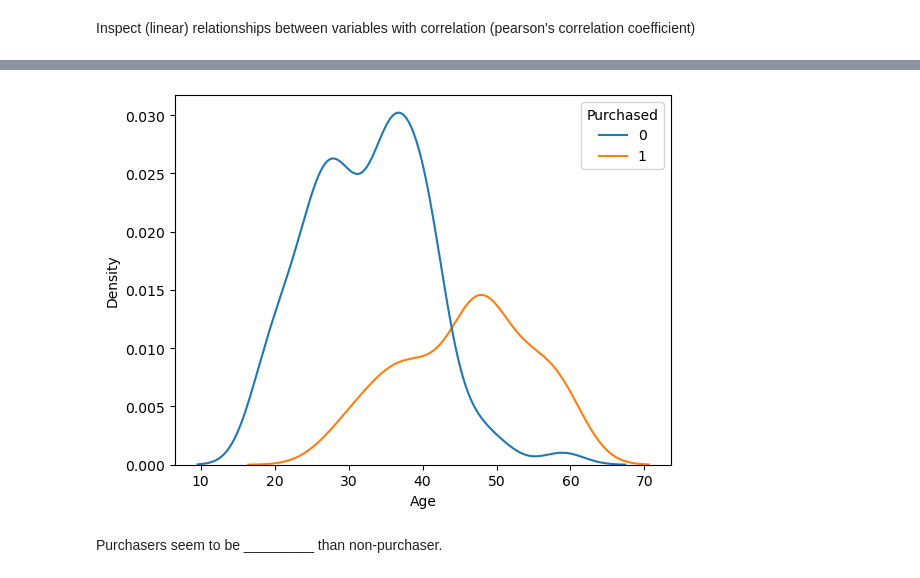
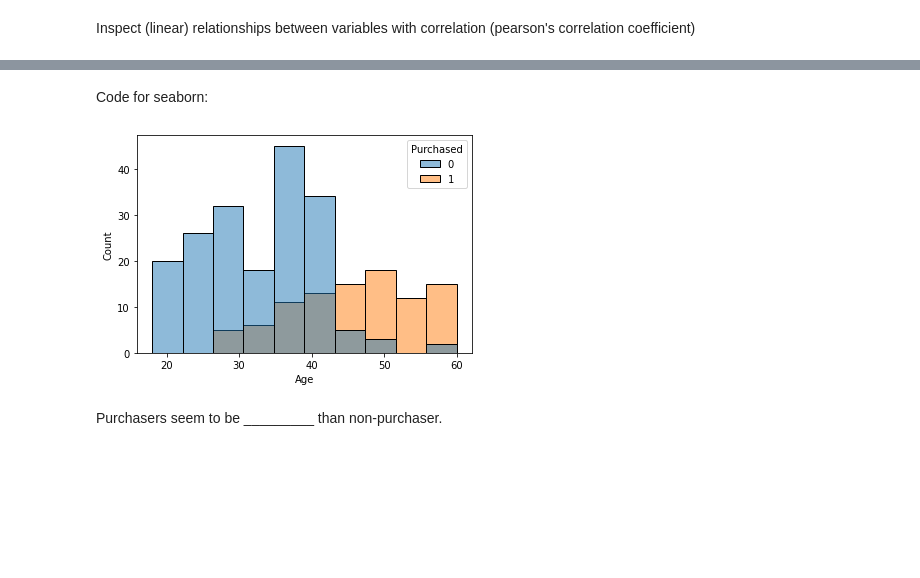
Before and after one commit to kirenz/classification, a Jupyter notebook: docs/logistic-online.ipynb, the cells around one changed output, grey strips where cells are left out. Drawn from its saved outputs; the diff is of its cells as text; code cells hidden in the pictures; blank space fills up the shorter version.

```diff
--- a/docs/logistic-online.ipynb
+++ b/docs/logistic-online.ipynb
@@ -53,0 +65,9 @@ Name: Purchased, dtype: int64
+# %%
+# change data format
+df['Purchased'] = df['Purchased'].astype('category')
+
+# make dummy variable
+df['male'] = pd.get_dummies(df['Gender'], drop_first = True)
+
+# drop irrelevant columns
+df.drop(columns= ['Unnamed: 0', 'User ID', 'Gender'], inplace = True)
@@ -54,4 +76,6 @@ Name: Purchased, dtype: int64
 # %%
-# prepara data for scikit learn
-X = df.drop(columns=['Purchased'])
-y = df.Purchased
+# prepare data for scikit learn
+y_label = 'Purchased'
+
+X = df.drop(columns=[y_label])
+y = df[y_label]
@@ -63,9 +89,9 @@ X_train, X_test, y_train, y_test = train_test_split(X, y, test_size=0.3, random_
 # %%
 # create new training dataset for data exploration
-train_dataset = pd.DataFrame(X_train).copy()
-train_dataset['Purchased'] = pd.DataFrame(y_train)
+df_train = pd.DataFrame(X_train).copy()
+df_train['Purchased'] = pd.DataFrame(y_train)
 
-train_dataset
+df_train
 # %% [output]
 |  | Age | EstimatedSalary | male | Purchased |
 | 39 | 27 | 31000 | 0 | 0 |
@@ -125,6 +175,8 @@ df.corr().round(2)
+# %% [markdown]
+Code for seaborn:
 # %%
-sns.kdeplot(hue="Purchased", x='Age', data=train_dataset);
+sns.histplot(hue="Purchased", x='Age', data=df_train);
 # %% [output]
-[figure, old version]
+[figure, new version]
 # %% [markdown]
 Purchasers seem to be _________ than non-purchaser.
```
Also changed, not shown: parts of 51 cells of this notebook.
